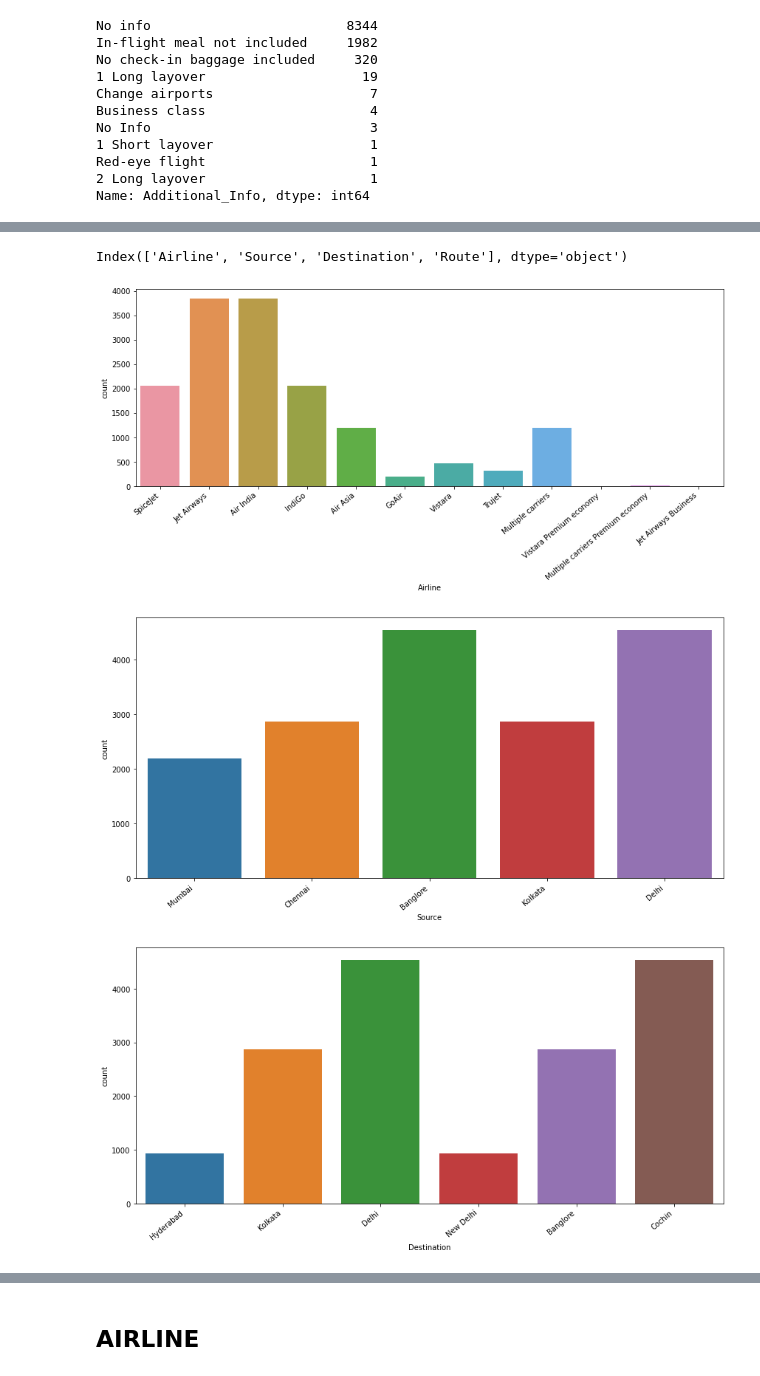
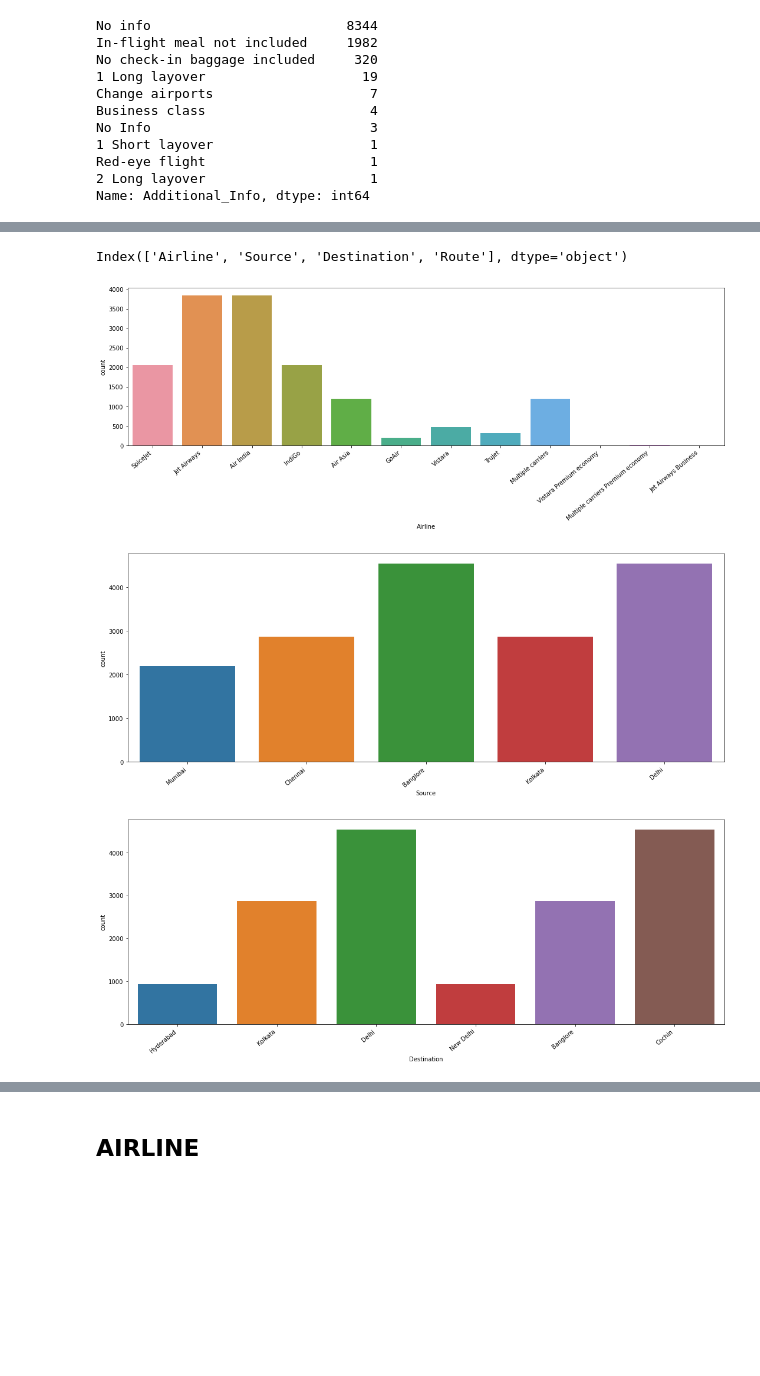
Before and after one commit to Spartan-119/Project-Pro, a Jupyter notebook: Flight Ticket Price Predictor/FTPP.ipynb, the cells around one changed output, grey strips where cells are left out. Cells and saved outputs as stored; diff of their text form; code cells hidden in the pictures; blank space fills up the shorter version.

```diff
--- a/Flight Ticket Price Predictor/FTPP.ipynb
+++ b/Flight Ticket Price Predictor/FTPP.ipynb
@@ -186,11 +192,10 @@ Additional_Info            object
 Price                       int64
 dtype: object
 # %%
-#extracting hours and minutes from the departure and arrival times
-data['Dep_time_hr']=data['Dep_Time'].dt.hour
-data['Dep_time_minute']=data['Dep_Time'].dt.minute
-data['Arr_time_hr']=data['Arrival_Time'].dt.hour
-data['Arr_time_minute']=data['Arrival_Time'].dt.minute
+data['Dep_Time_in_hours'] = data['Dep_Time'].dt.hour
+data['Dep_Time_in_minutes'] = data['Dep_Time'].dt.minute
+data['Arrival_Time_in_hours'] = data['Arrival_Time'].dt.hour
+data['Arrival_Time_in_minutes'] = data['Arrival_Time'].dt.minute
 
 data.head()
 # %% [output]
@@ -227,9 +232,8 @@ data['Date_of_Journey'].dt.year.unique()
 # %% [output]
 array([2019], dtype=int64)
 # %%
-#extracting the month and day from the Date of Journey column
-data['day_of_journey']=data['Date_of_Journey'].dt.day
-data['month_of_journey']=data['Date_of_Journey'].dt.month
+data['Day'] = data['Date_of_Journey'].dt.day
+data['Month'] = data['Date_of_Journey'].dt.month
 
 data.head()
 # %% [output]
@@ -263,13 +265,13 @@ non-stop    3491
 4 stops        1
 Name: Total_Stops, dtype: int64
 # %%
-# mapping non-stop to 0, 1 stop to 1, 2 stops to 2, 3 stops to 3, and 4 stops to 4
-data['Total_Stops']=data['Total_Stops'].map(
-    {'non-stop':0,
-     '1 stop':1,
-     '2 stops':2,
-     '3 stops':3,
-     '4 stops':4})
+data['Total_Stops'] = data['Total_Stops'].map({
+    'non-stop': 0,
+    '1 stop': 1,
+    '2 stops': 2,
+    '3 stops': 3,
+    '4 stops': 4
+})
 # %%
 data.head()
 # %% [output]
@@ -310,19 +310,17 @@ data.head()
-# %%
-#### The remaining data types are of object data type
-data.select_dtypes(['object']).columns
-# %% [output]
-Index(['Airline', 'Source', 'Destination', 'Route'], dtype='object')
+# %%
+data.select_dtypes(['object']).columns
+# %% [output]
+Index(['Airline', 'Source', 'Destination', 'Route'], dtype='object')
 # %%
-for i in ["Airline" , "Source" , "Destination" , "Total_Stops"]:
-    plt.figure(figsize = (12 , 6))
-    sns.countplot(data = data , x = i)
-
+for i in ['Airline', 'Source', 'Destination', 'Total_Stops']:
+    plt.figure(figsize = (15, 6))
+    sns.countplot(data = data, x = i)
     ax = sns.countplot(x = i, data = data.sort_values('Price', ascending = True))
-    ax.set_xticklabels(ax.get_xticklabels(), rotation=40, ha="right")
+    ax.set_xticklabels(ax.get_xticklabels(), rotation = 40, ha = 'right')
     plt.tight_layout()
     plt.show()
-    print("\n\n")
+    print('\n\n')
 # %% [output]
-[figure, old version]
+[figure, new version]
-[figure, old version]
+[figure, new version]
-[figure, old version]
+[figure, new version]
```
Also changed, not shown: parts of 44 cells of this notebook.
